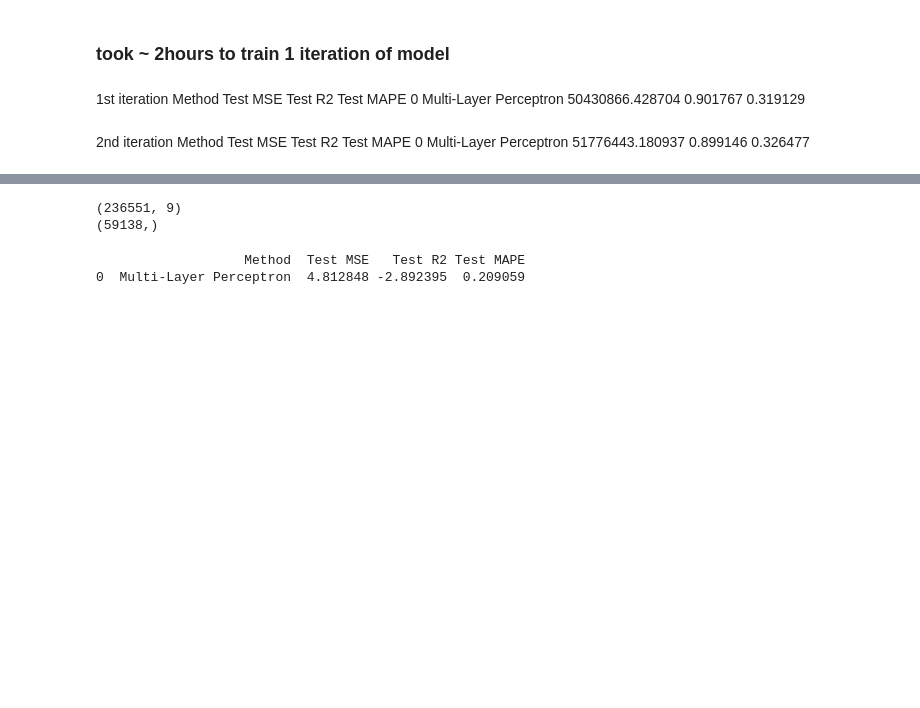
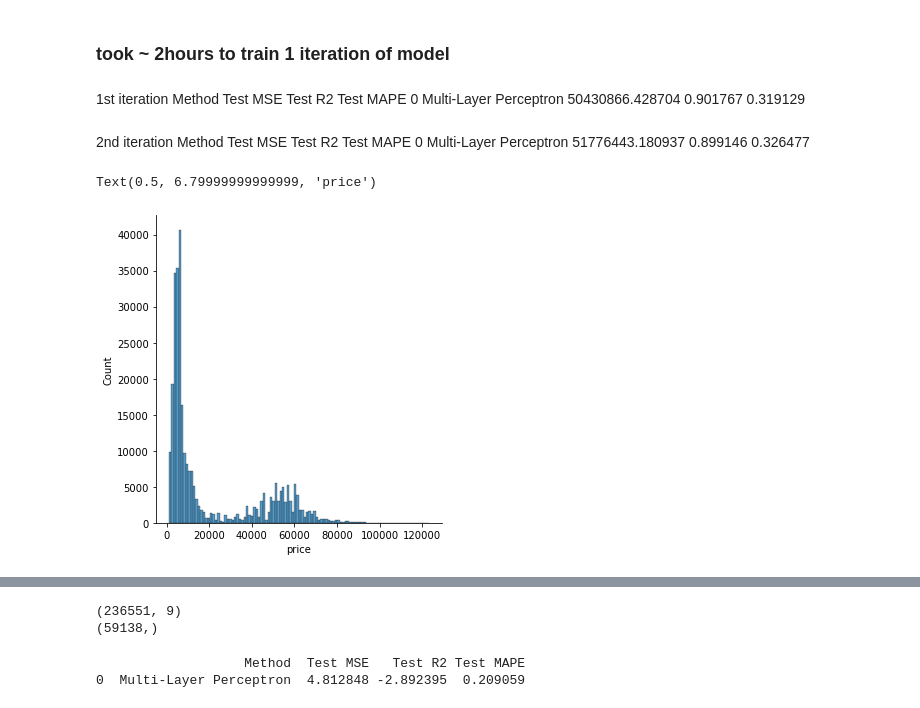
Before and after one commit to calebang/IS460, a Jupyter notebook: 02_Models/02e_MultiLayerPerceptron.ipynb, the cells around one changed output, grey strips where cells are left out. Drawn from its saved outputs; the diff is of its cells as text; code cells hidden in the pictures; blank space fills up the shorter version.

```diff
--- a/02_Models/02e_MultiLayerPerceptron.ipynb
+++ b/02_Models/02e_MultiLayerPerceptron.ipynb
@@ -415,3 +416,11 @@ df_new1 = df_new1.drop('Unnamed: 0', axis = 1)
 X3 = df_new1.drop('price', axis = 1)
 y3 = df_new1['price']
 y3 = np.log(y3)
+# %%
+y4 = df_new1['price']
+# %%
+sns.displot(y4)
+plt.xlabel("price")
+# %% [output]
+Text(0.5, 6.79999999999999, 'price')
+[figure, added]
```
Also changed, not shown: parts of 2 cells of this notebook.
